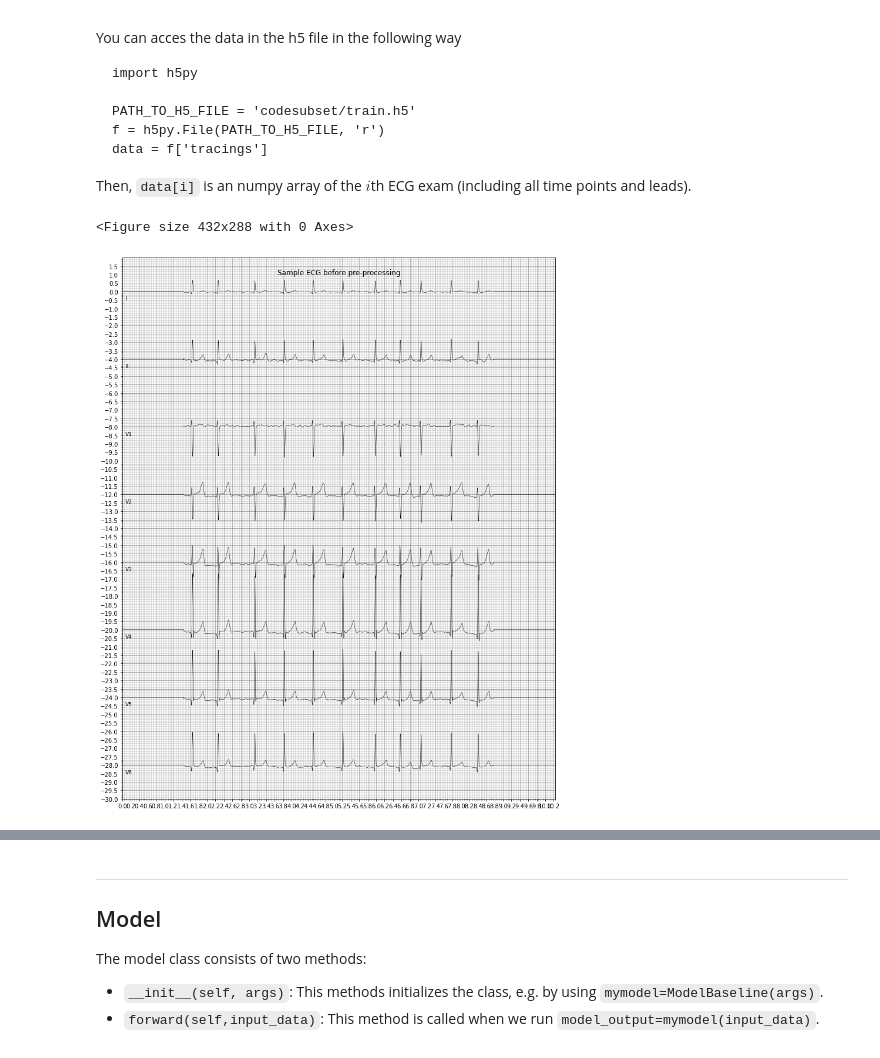
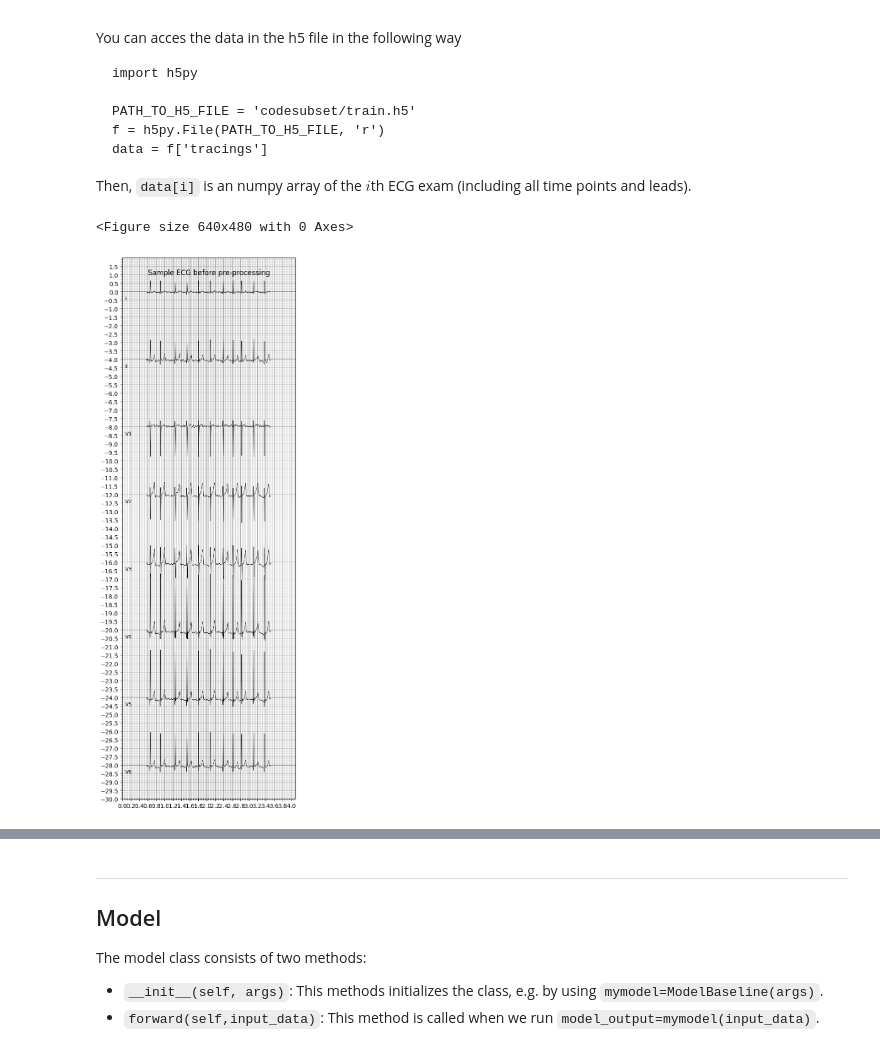
Before and after one commit to NitheshChandher/ecg-classification, a Jupyter notebook: assignment_ecg_classification.ipynb, the cells around one changed output, grey strips where cells are left out. Drawn from its saved outputs; the diff is of its cells as text; code cells hidden in the pictures.

```diff
--- a/assignment_ecg_classification.ipynb
+++ b/assignment_ecg_classification.ipynb
@@ -209,20 +192,20 @@ Then, `data[i]` is an numpy array of the $i$th ECG exam (including all time poin
 # %%
 """
 TASK: Insert your code here
 """
 import h5py
 
 PATH_TO_H5_FILE = 'codesubset/train.h5'
 f = h5py.File(PATH_TO_H5_FILE, 'r')
 data = f['tracings']
 
 # ECG plot
 plt.figure()
-ecg_plot.plot(np.transpose(data[0]), sample_rate=400, style='bw', row_height=8, lead_index=lead, columns=1, title='Sample ECG before pre-processing')
+ecg_plot.plot(np.transpose(data[0]), sample_rate=1000, style='bw', row_height=8, lead_index=lead, columns=1, title='Sample ECG before pre-processing')
 plt.show()
 # %% [output]
-<Figure size 432x288 with 0 Axes>
+<Figure size 640x480 with 0 Axes>
-[figure, old version]
+[figure, new version]
 # %%
 #Labels
 labels = pd.read_csv("codesubset/train.csv")
```
Also changed, not shown: parts of 24 cells of this notebook.
